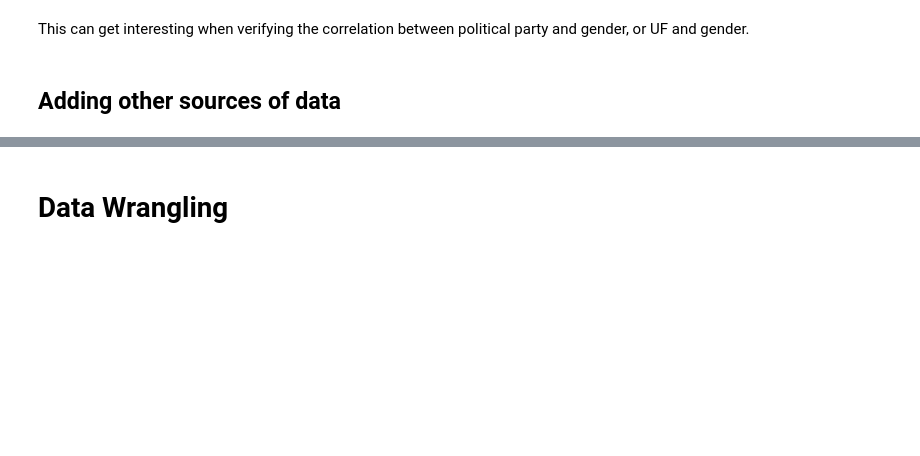
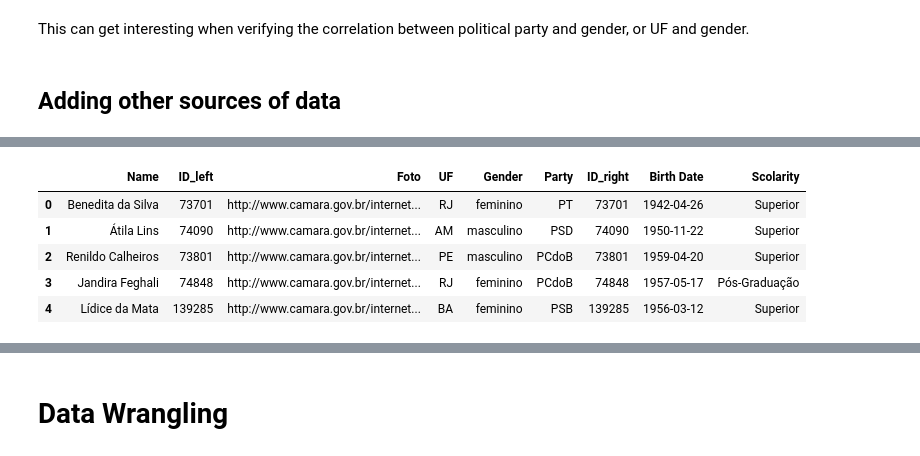
Before and after one commit to Bess-Hub/Project-Citizen-Explorer, a Jupyter notebook: Brazil_Lower_House.ipynb, the cells around one changed output, grey strips where cells are left out. Cells and saved outputs as stored; diff of their text form; code cells hidden in the pictures; blank space fills up the shorter version.

```diff
--- a/Brazil_Lower_House.ipynb
+++ b/Brazil_Lower_House.ipynb
@@ -182,0 +185,15 @@ This can get interesting when verifying the correlation between political party
+# %%
+bdate = []
+studies = []
+
+Static_URL = "https://dadosabertos.camara.leg.br/api/v2/deputados/"
+
+for i in Deputados['ID']:
+    i_URL = Static_URL + str(i)
+    response = requests.get(url=i_URL, headers={'Accept': 'text/xml'})
+    print(response.content)
+    root2 = ET.fromstring(response.content)
+    for data in root2.iter('dataNascimento'):
+      bdate.append(data.text)
+    for info in root2.iter('escolaridade'):
+      studies.append(info.text)
@@ -182,0 +218,12 @@ This can get interesting when verifying the correlation between political party
+# %%
+new_df = pd.DataFrame({'ID': dep_id, 'Birth Date': bdate, 'Scolarity': studies})
+# %%
+Deputados = Deputados.join(new_df, lsuffix="_left", rsuffix="_right", how='left')
+Deputados.head()
+# %% [output]
+|  | Name | ID_left | Foto | UF | Gender | Party | ID_right | Birth Date | Scolarity |
+| 0 | Benedita da Silva | 73701 | http://www.camara.gov.br/internet... | RJ | feminino | PT | 73701 | 1942-04-26 | Superior |
+| 1 | Átila Lins | 74090 | http://www.camara.gov.br/internet... | AM | masculino | PSD | 74090 | 1950-11-22 | Superior |
+| 2 | Renildo Calheiros | 73801 | http://www.camara.gov.br/internet... | PE | masculino | PCdoB | 73801 | 1959-04-20 | Superior |
+| 3 | Jandira Feghali | 74848 | http://www.camara.gov.br/internet... | RJ | feminino | PCdoB | 74848 | 1957-05-17 | Pós-Graduação |
+| 4 | Lídice da Mata | 139285 | http://www.camara.gov.br/internet... | BA | feminino | PSB | 139285 | 1956-03-12 | Superior |
```
Also changed, not shown: parts of 6 cells of this notebook.
